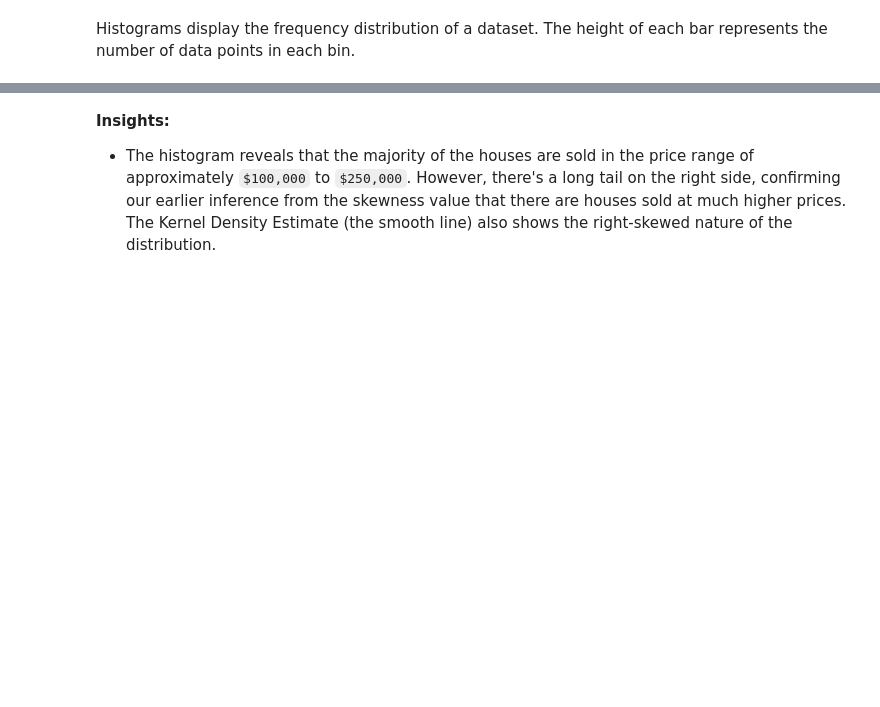
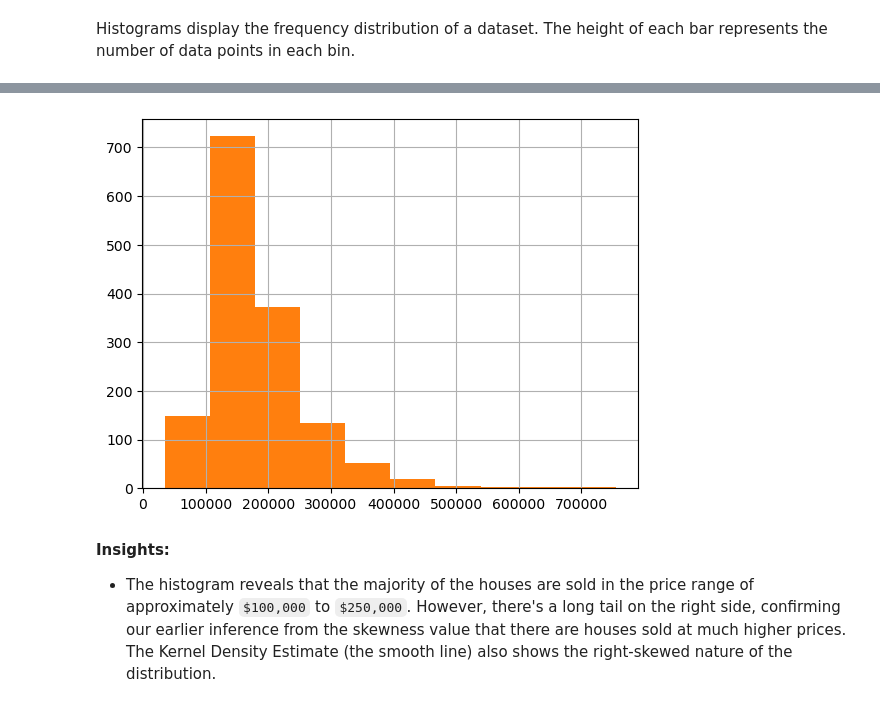
Before and after one commit to TebasMartinez/Ironhack-Data-Analytics-Bootcamp-2025, a Jupyter notebook: Week 04 - EDA & Data Visualisation/1.EDA_univariate.ipynb, the cells around one changed output, grey strips where cells are left out. Cells and saved outputs as stored; diff of their text form; code cells hidden in the pictures; blank space fills up the shorter version.

```diff
--- a/Week 04 - EDA & Data Visualisation/1.EDA_univariate.ipynb
+++ b/Week 04 - EDA & Data Visualisation/1.EDA_univariate.ipynb
@@ -363,3 +570,8 @@ sns.histplot(df['SalePrice'], kde=True, bins=30, color="salmon")
+# %%
+df["SalePrice"].hist()
+plt.show();
+# %% [output]
+[figure, added]
 # %% [markdown]
 **Insights:**
 - The histogram reveals that the majority of the houses are sold in the price range of approximately `$100,000` to `$250,000`. However, there's a long tail on the right side, confirming our earlier inference from the skewness value that there are houses sold at much higher prices. The Kernel Density Estimate (the smooth line) also shows the right-skewed nature of the distribution.
```
Also changed, not shown: parts of 30 cells of this notebook, 1 other file.
